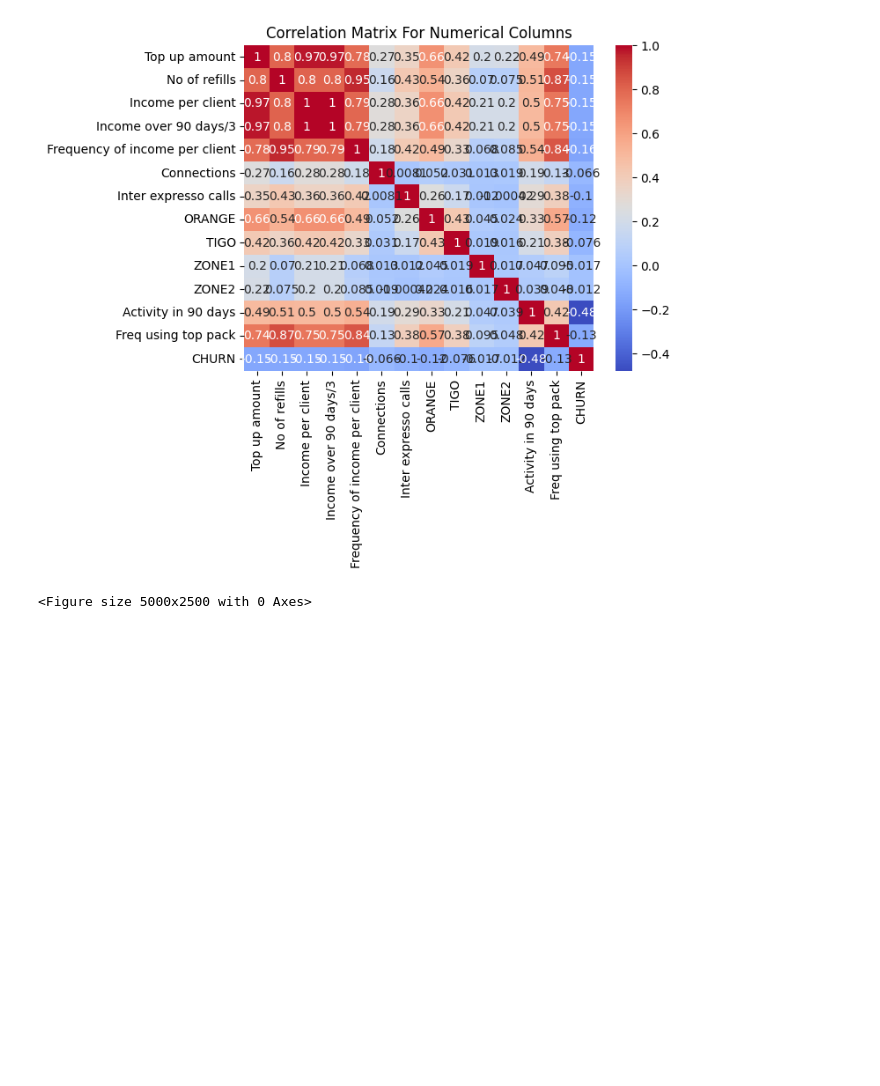
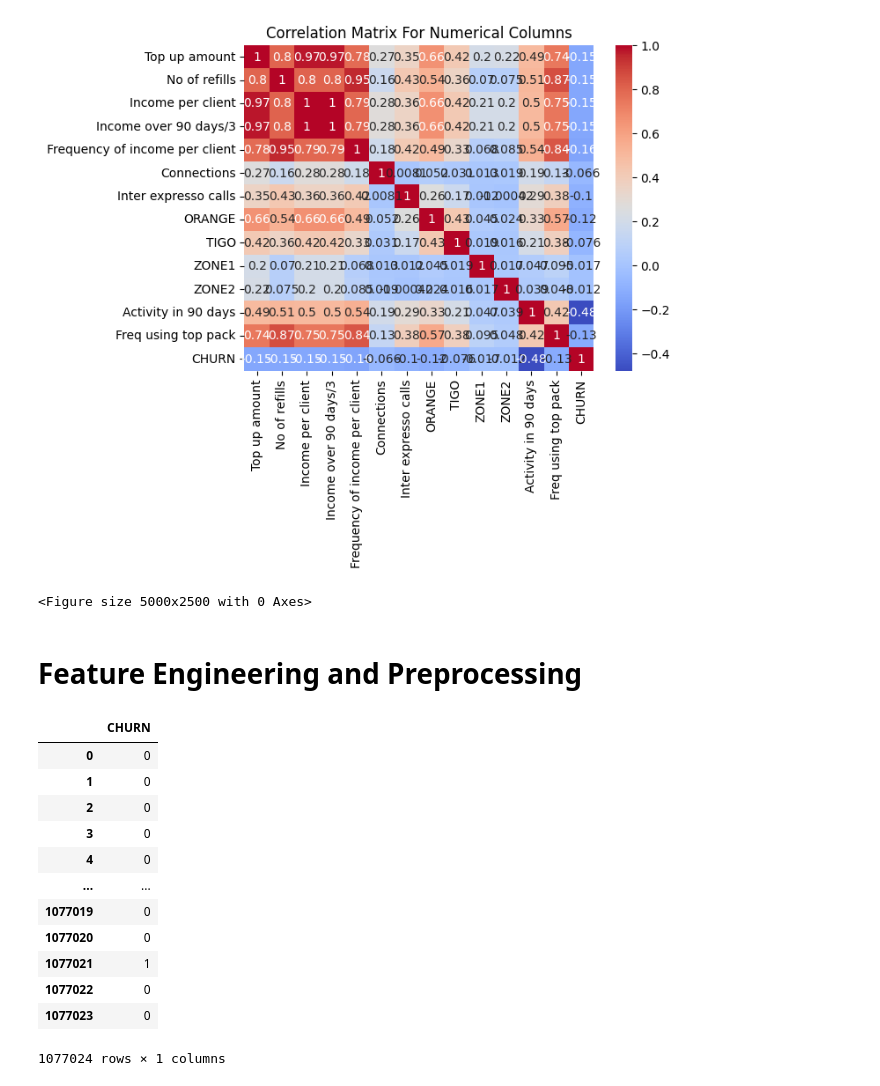
Before and after one commit to muchaimaryanne/Capstone_Customer_Churn_Prediction, a Jupyter notebook: Copy_of_Copy_of_Customer_Churn_Prediction.ipynb, the cells around one changed output. Drawn from its saved outputs; the diff is of its cells as text; code cells hidden in the pictures; blank space fills up the shorter version.

```diff
--- a/Copy_of_Copy_of_Customer_Churn_Prediction.ipynb
+++ b/Copy_of_Copy_of_Customer_Churn_Prediction.ipynb
@@ -670,3 +670,5 @@ plt.figure(figsize=(50, 25))
 <Figure size 5000x2500 with 0 Axes>
 [figure]
 <Figure size 5000x2500 with 0 Axes>
+# %% [markdown]
+# Feature Engineering and Preprocessing
@@ -672,0 +680,16 @@ plt.figure(figsize=(50, 25))
+# %%
+y_train
+# %% [output]
+|  | CHURN |
+| 0 | 0 |
+| 1 | 0 |
+| 2 | 0 |
+| 3 | 0 |
+| 4 | 0 |
+| ... | ... |
+| 1077019 | 0 |
+| 1077020 | 0 |
+| 1077021 | 1 |
+| 1077022 | 0 |
+| 1077023 | 0 |
+1077024 rows × 1 columns
```
Also changed, not shown: parts of 3 cells of this notebook.
